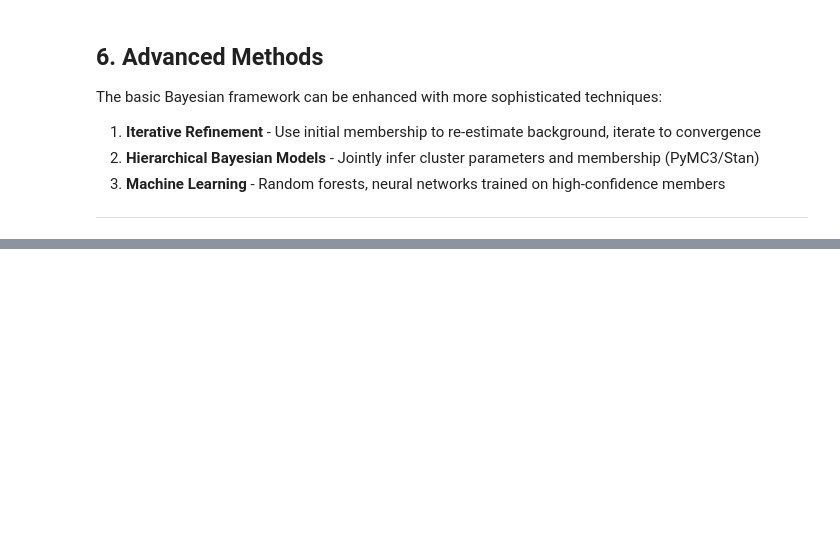
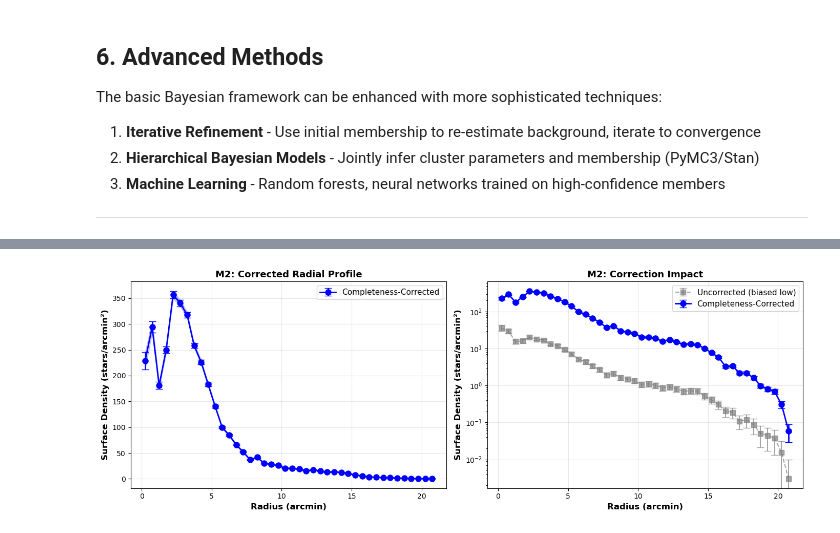
Before and after one commit to padln/phys134, a Jupyter notebook: membership.ipynb, the cells around one changed output, grey strips where cells are left out. Cells and saved outputs as stored; diff of their text form; code cells hidden in the pictures; blank space fills up the shorter version.

```diff
--- a/membership.ipynb
+++ b/membership.ipynb
@@ -1663,38 +1735,74 @@ ModuleNotFoundError: No module named 'pymc3'
 # %%
-from sklearn.ensemble import RandomForestClassifier
-from sklearn.preprocessing import StandardScaler
+# ============================================================================
+# COMPUTE CORRECTED RADIAL DENSITY PROFILE
+# ============================================================================
 
-# Features
-features = ['color', 'mag', 'pmra', 'pmdec', 'r_from_center']
-X = data[features].values
+print("\n" + "="*70)
+print("RADIAL DENSITY PROFILE (COMPLETENESS-CORRECTED)")
+print("="*70)
 
-# Labels (from strict cut)
-strict_member = (P_cmd > 0.9) & (P_pm > 0.9)
-strict_nonmember = (P_cmd < 0.1) | (P_pm < 0.1)
+# Define radial bins
+r_bins = np.arange(0, r_arcmin.max() + 0.5, 0.5)
+r_centers = (r_bins[:-1] + r_bins[1:]) / 2
+area_bins = np.pi * (r_bins[1:]**2 - r_bins[:-1]**2)  # arcmin^2
 
-y = np.full(len(data), -1)
-y[strict_member] = 1
-y[strict_nonmember] = 0
+# Combine membership probabilities with completeness weighting
+# P_total = P_combined (from earlier)
+# Then: N_corrected(r) = sum(P_total / C_mag) in each radial bin
+P_combined_safe = np.nan_to_num(P_combined, nan=0.0)
+weights_corrected = P_combined_safe / C_mag
 
-# Train on labeled subset
-labeled = y != -1
-X_train = X[labeled]
-y_train = y[labeled]
+# Histogram with completeness-corrected weights
+N_members_corrected, _ = np.histogram(r_arcmin, bins=r_bins, weights=weights_corrected)
+sigma_members_corrected = N_members_corrected / area_bins
 
-# Scale features
-scaler = StandardScaler()
-X_train_scaled = scaler.fit_transform(X_train)
-X_scaled = scaler.transform(X)
+# Also compute uncorrected for comparison
+N_members_uncorrected, _ = np.histogram(r_arcmin, bins=r_bins, weights=P_combined_safe)
+sigma_members_uncorrected = N_members_uncorrected / area_bins
 
-# Train
-rf = RandomForestClassifier(n_estimators=100, max_depth=10, random_state=42)
-rf.fit(X_train_scaled, y_train)
+# Uncertainties (Poisson)
+sigma_err_corrected = np.sqrt(N_members_corrected) / area_bins
+sigma_err_uncorrected = np.sqrt(N_members_uncorrected) / area_bins
 
-# Predict on all stars
-P_member_rf = rf.predict_proba(X_scaled)[:, 1]
+# Plot comparison
+fig, (ax1, ax2) = plt.subplots(1, 2, figsize=(14, 5))
 
-# Feature importance
-importance = rf.feature_importances_
-for feat, imp in zip(features, importance):
-    print(f"{feat}: {imp:.3f}")
+# Corrected profile
+ax1.errorbar(r_centers, sigma_members_corrected, yerr=sigma_err_corrected,
+             fmt='o-', color='blue', ecolor='blue', capsize=5, linewidth=2,
+             markersize=8, label='Completeness-Corrected')
+ax1.fill_between(r_centers,
+                  sigma_members_corrected - sigma_err_corrected,
+                  sigma_members_corrected + sigma_err_corrected,
+                  alpha=0.2, color='blue')
+ax1.set_xlabel('Radius (arcmin)', fontsize=12, fontweight='bold')
+ax1.set_ylabel('Surface Density (stars/arcmin²)', fontsize=12, fontweight='bold')
+ax1.set_title(f'{cluster_name}: Corrected Radial Profile', fontsize=13, fontweight='bold')
+ax1.grid(True, alpha=0.3)
+ax1.legend(fontsize=11)
+
+# Comparison: corrected vs uncorrected
+ax2.errorbar(r_centers, sigma_members_uncorrected, yerr=sigma_err_uncorrected,
+             fmt='s--', color='gray', ecolor='gray', capsize=5, linewidth=1.5,
+             markersize=7, label='Uncorrected (biased low)', alpha=0.7)
+ax2.errorbar(r_centers, sigma_members_corrected, yerr=sigma_err_corrected,
+             fmt='o-', color='blue', ecolor='blue', capsize=5, linewidth=2,
+             markersize=8, label='Completeness-Corrected')
+ax2.set_xlabel('Radius (arcmin)', fontsize=12, fontweight='bold')
+ax2.set_ylabel('Surface Density (stars/arcmin²)', fontsize=12, fontweight='bold')
+ax2.set_title(f'{cluster_name}: Correction Impact', fontsize=13, fontweight='bold')
+ax2.grid(True, alpha=0.3)
+ax2.legend(fontsize=11)
+ax2.set_yscale('log')
+
+plt.tight_layout()
+plt.show()
+
+# Print statistics
+print(f"\nMember Star Surface Density:")
+print(f"  Uncorrected: {np.mean(sigma_members_uncorrected):.2f} ± {np.std(sigma_members_uncorrected):.2f} stars/arcmin²")
+print(f"  Corrected:   {np.mean(sigma_members_corrected):.2f} ± {np.std(sigma_members_corrected):.2f} stars/arcmin²")
+if has_completeness:
+    correction_factor = np.mean(sigma_members_corrected) / np.mean(sigma_members_uncorrected)
+    print(f"  → {correction_factor:.2f}× correction factor")
 # %% [output]
@@ -1701,0 +1812 @@ Error:
+[figure, added]
```
Also changed, not shown: parts of 13 cells of this notebook, 46 other files.
